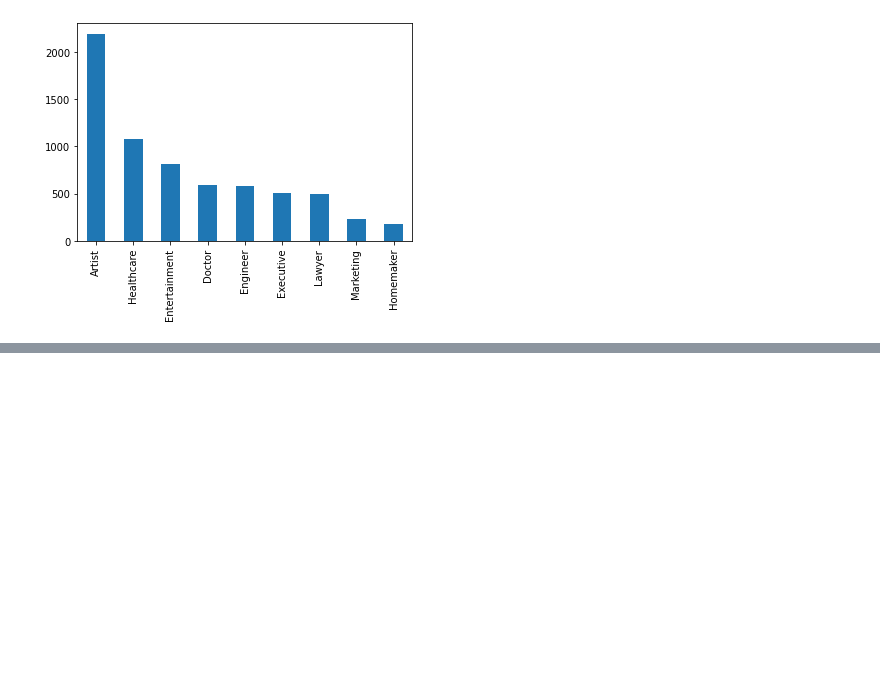
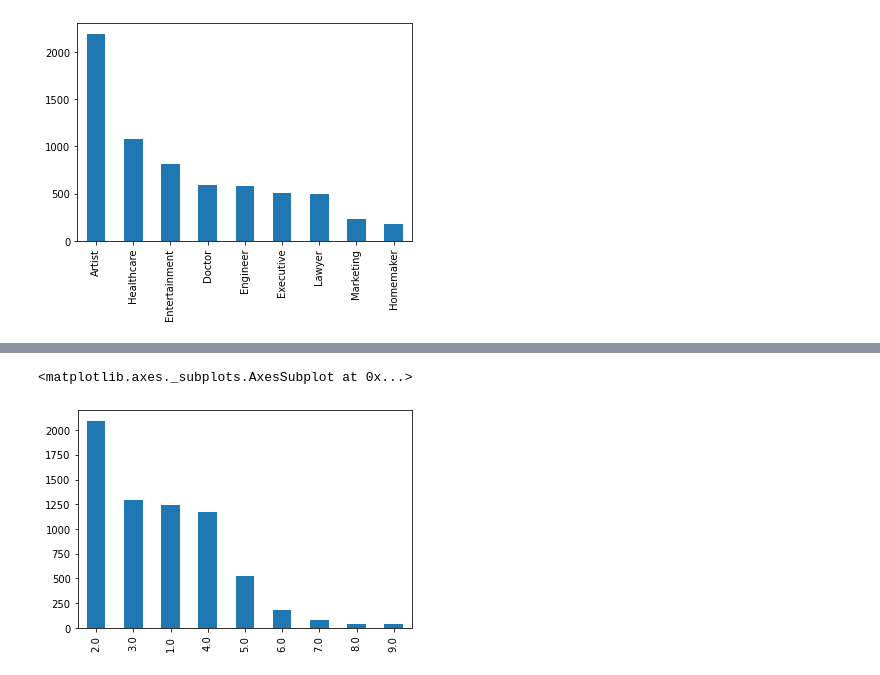
Before and after one commit to willakuffo/ML_finalproject, a Jupyter notebook: customer_Segmentation.ipynb, the cells around one changed output, grey strips where cells are left out. Drawn from its saved outputs; the diff is of its cells as text; code cells hidden in the pictures; blank space fills up the shorter version.

```diff
--- a/customer_Segmentation.ipynb
+++ b/customer_Segmentation.ipynb
@@ -198,0 +240,5 @@ sns.kdeplot(df_tt['Age'],label = 'age')
+# %%
+df_tt['Family_Size'].value_counts().plot(kind = 'bar')
+# %% [output]
+<matplotlib.axes._subplots.AxesSubplot at 0x...>
+[figure, added]
```
Also changed, not shown: parts of 144 cells of this notebook.
